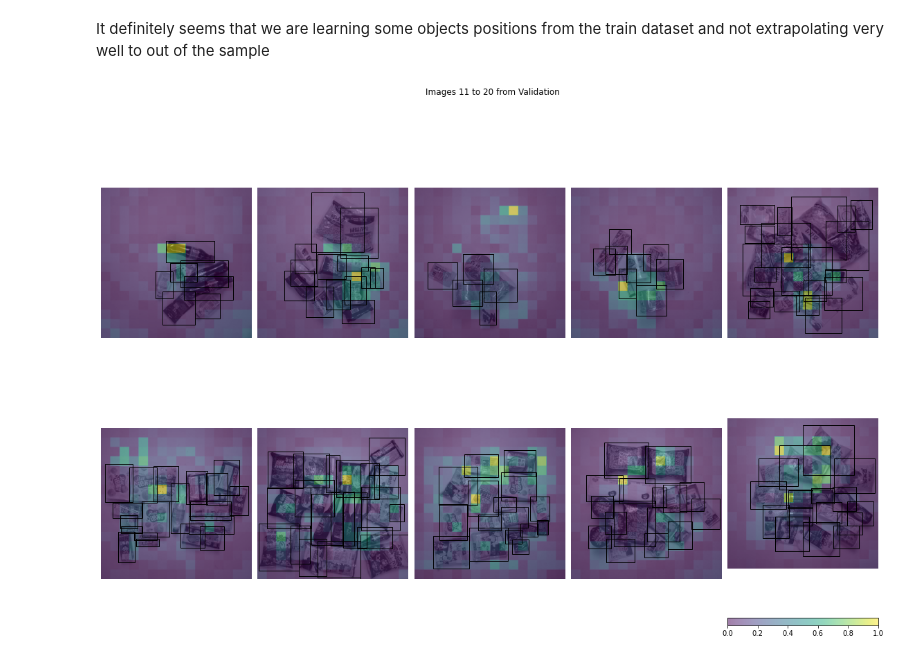
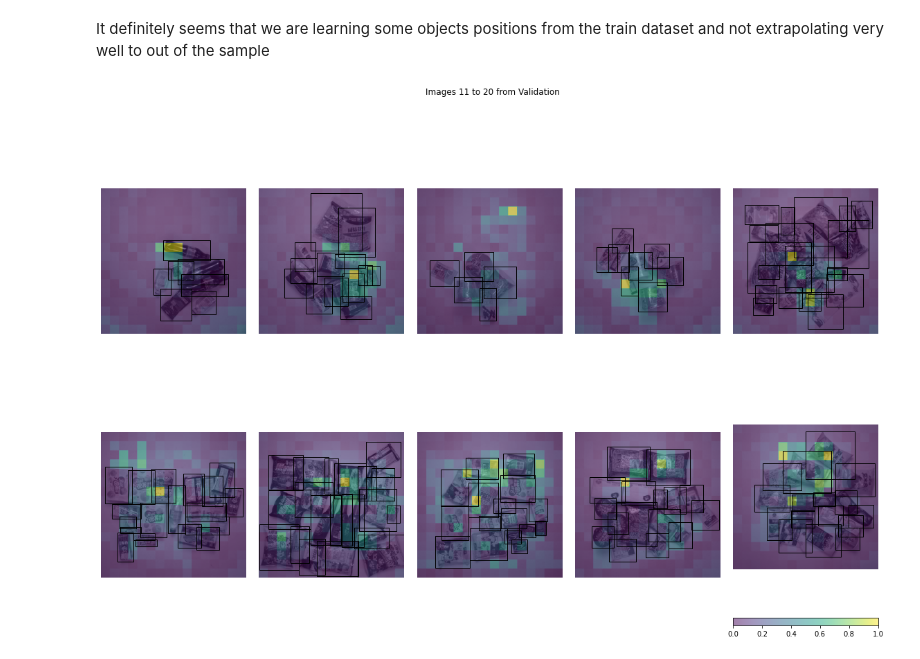
Before and after one commit to LuizGG/bounding-box-estimator, a Jupyter notebook: 03_algorithm.ipynb, the cells around one changed output. Cells and saved outputs as stored; diff of their text form; code cells hidden in the pictures.

```diff
--- a/03_algorithm.ipynb
+++ b/03_algorithm.ipynb
@@ -287,17 +289,19 @@ It definitely seems that we are learning some objects positions from the train d
 # %%
 fig, axs = plt.subplots(nrows=2, ncols=5, figsize=(16, 12))
 
 axs = axs.flatten()
 
 for i, ax in zip(range(10, 20), axs):
 
     predictions = prediction_intensities(pipeline, val_imgs[i], (64, 64))
     id = val_df.iloc[i]['id']
     ax = show_image(id, gray_train_val_images, True, train_val_annotations, ax=ax)
     im = ax.imshow(predictions, alpha=0.5)
 
 fig.suptitle('Images 11 to 20 from Validation')
 fig.colorbar(im, ax=axs[-1], orientation='horizontal')
+plt.tight_layout()
+plt.savefig('.img/results_gray_2.png', facecolor='white', edgecolor='none')
 plt.show()
 # %% [output]
-[figure, old version]
+[figure, new version]
```
Also changed, not shown: parts of 2 cells of this notebook, 4 other files.
